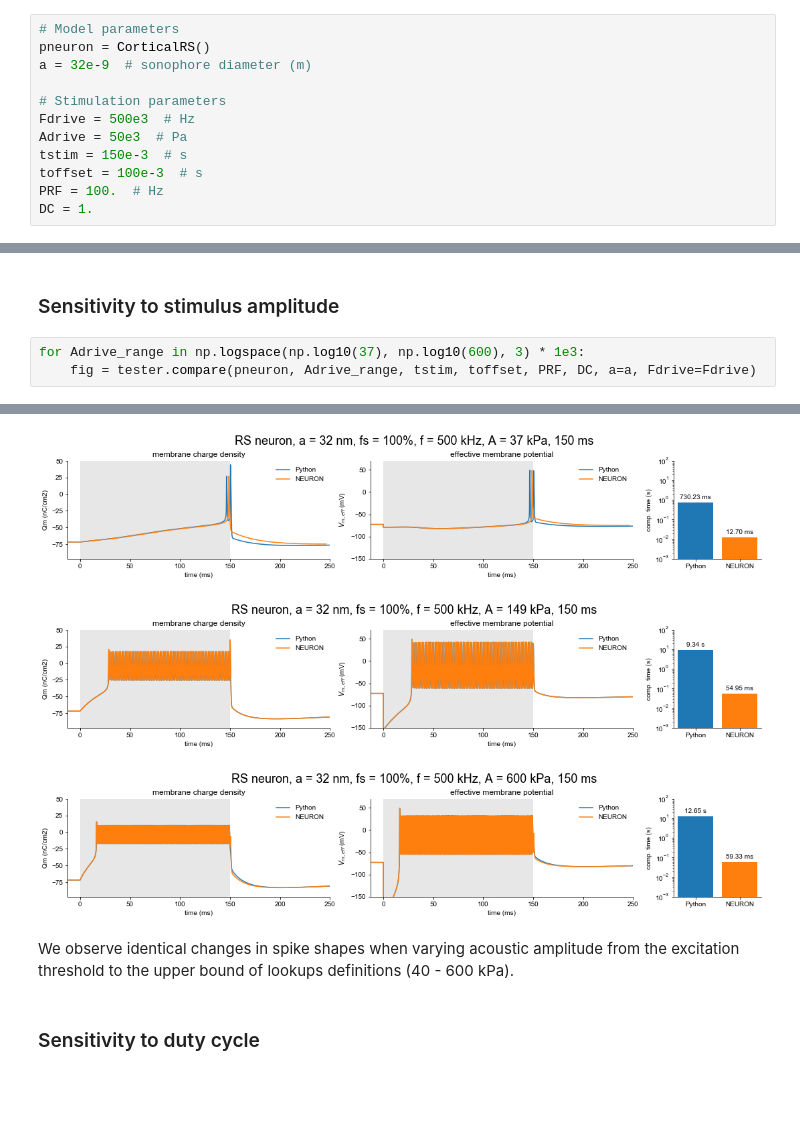
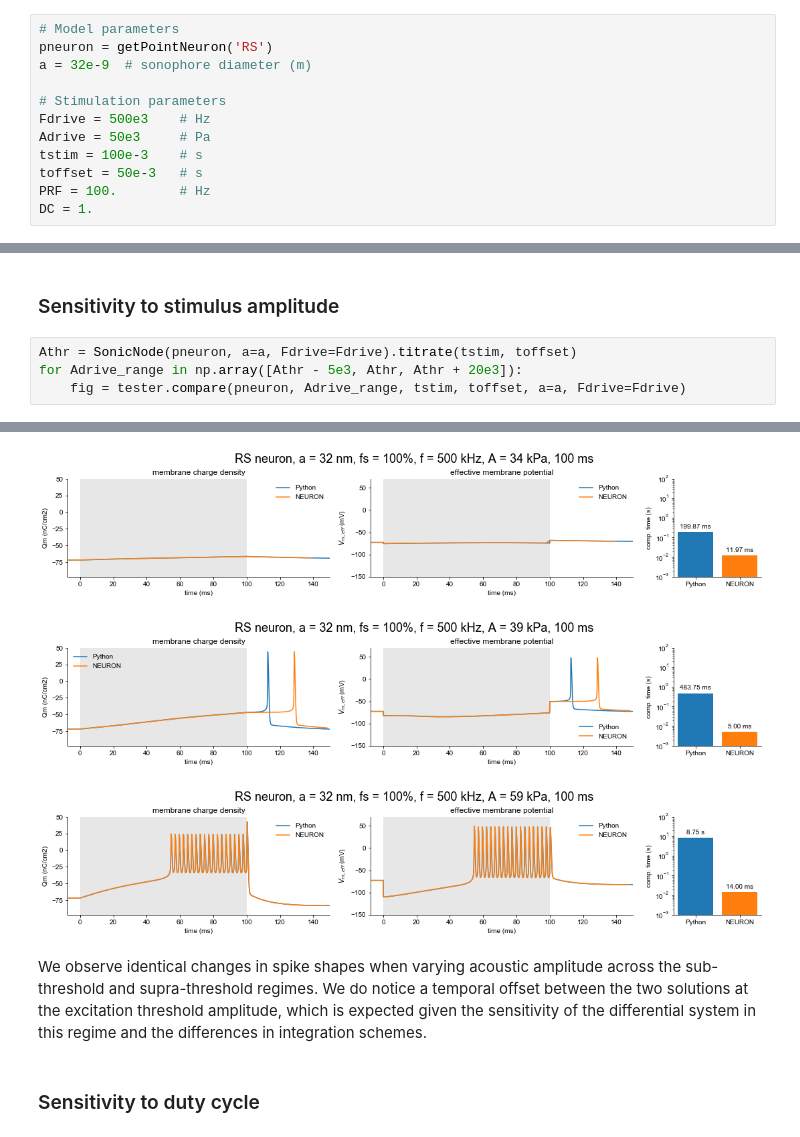
Before and after one commit to tjjlemaire/MorphoSONIC, a Jupyter notebook: notebooks/SONIC node - Python vs NEURON.ipynb, the cells around one changed output, grey strips where cells are left out. Drawn from its saved outputs; the diff is of its cells as text; blank space fills up the shorter version.

```diff
--- a/notebooks/SONIC node - Python vs NEURON.ipynb
+++ b/notebooks/SONIC node - Python vs NEURON.ipynb
@@ -56,15 +57,15 @@ tester = TestNodePythonVsNeuron()
 Let's set some default model and stimulation parameters.
 # %%
 # Model parameters
-pneuron = CorticalRS()
+pneuron = getPointNeuron('RS')
 a = 32e-9  # sonophore diameter (m)
 
 # Stimulation parameters
-Fdrive = 500e3  # Hz
-Adrive = 50e3  # Pa
-tstim = 150e-3  # s
-toffset = 100e-3  # s
-PRF = 100.  # Hz
+Fdrive = 500e3    # Hz
+Adrive = 50e3     # Pa
+tstim = 100e-3    # s
+toffset = 50e-3   # s
+PRF = 100.        # Hz
 DC = 1.
 # %% [markdown]
 ### Different neuron types in default conditions
@@ -137,6 +112,7 @@ We observe identical changes in spike shapes when varying US frequency within th
 # %% [markdown]
 ### Sensitivity to stimulus amplitude
 # %%
-for Adrive_range in np.logspace(np.log10(37), np.log10(600), 3) * 1e3:
-    fig = tester.compare(pneuron, Adrive_range, tstim, toffset, PRF, DC, a=a, Fdrive=Fdrive)
+Athr = SonicNode(pneuron, a=a, Fdrive=Fdrive).titrate(tstim, toffset)
+for Adrive_range in np.array([Athr - 5e3, Athr, Athr + 20e3]):
+    fig = tester.compare(pneuron, Adrive_range, tstim, toffset, a=a, Fdrive=Fdrive)
 # %% [output]
@@ -149,8 +119,8 @@ for Adrive_range in np.logspace(np.log10(37), np.log10(600), 3) * 1e3:
-[figure, old version]
+[figure, new version]
-[figure, old version]
+[figure, new version]
-[figure, old version]
+[figure, new version]
-# %% [markdown]
-We observe identical changes in spike shapes when varying acoustic amplitude from the excitation threshold to the upper bound of lookups definitions (40 - 600 kPa).
+# %% [markdown]
+We observe identical changes in spike shapes when varying acoustic amplitude across the sub-threshold and supra-threshold regimes. We do notice a temporal offset between the two solutions at the excitation threshold amplitude, which is expected given the sensitivity of the differential system in this regime and the differences in integration schemes.
 # %% [markdown]
 ### Sensitivity to duty cycle
 # %%
```
Also changed, not shown: parts of 8 cells of this notebook, 15 other files.
